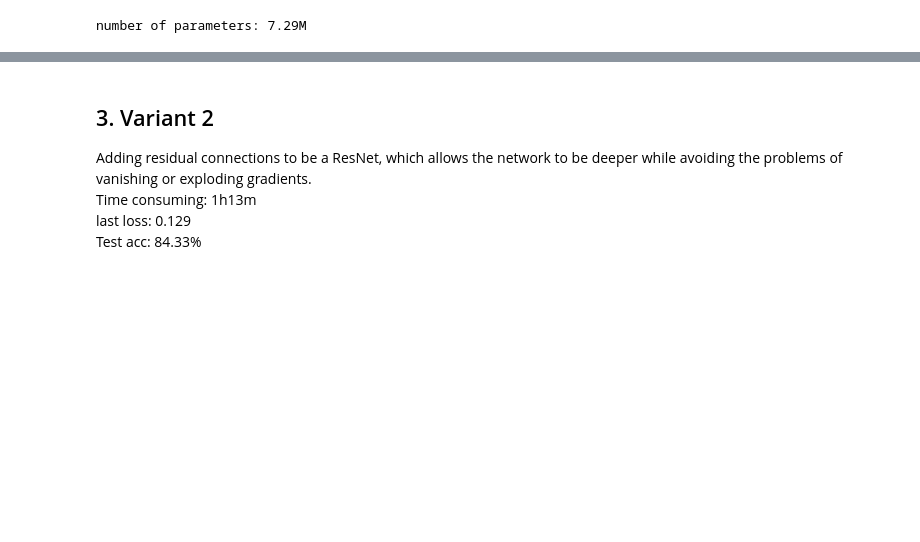
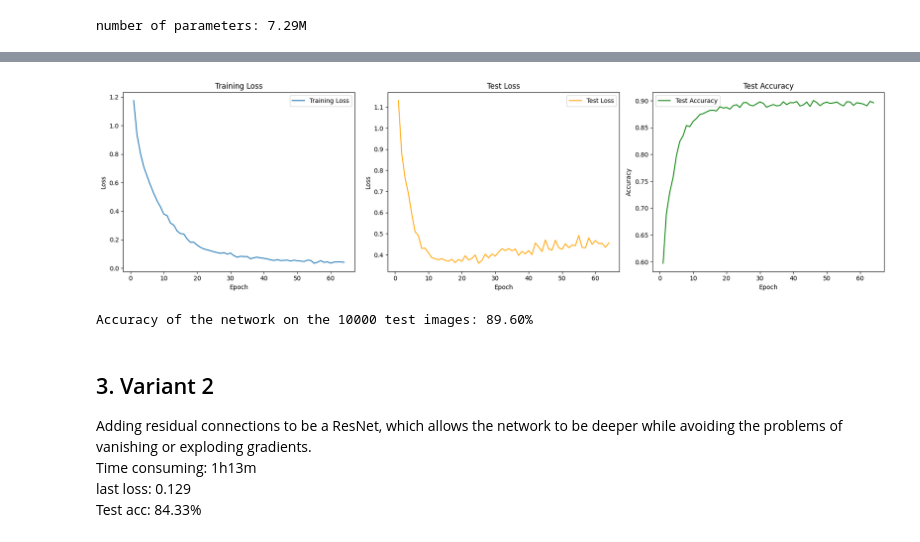
Before and after one commit to Alfafa0702/MDS5122-DL, a Jupyter notebook: dl-hw1.ipynb, the cells around one changed output, grey strips where cells are left out. Saved outputs shown, nothing was run; the diff lists cells and outputs as text; code cells hidden in the pictures; blank space fills up the shorter version.

```diff
--- a/dl-hw1.ipynb
+++ b/dl-hw1.ipynb
@@ -360,0 +371,13 @@ Accuracy of the network on the 10000 test images: 89.16%
+# %%
+# some experimental setup
+device = torch.device("cuda:0" if torch.cuda.is_available() else "cpu")
+
+num_epochs = 64
+batch_size = 64
+print_every = 200
+
+optim_name = "Adam"
+optim_kwargs = dict(
+    lr=3e-4,
+    weight_decay=1e-6,
+)
@@ -360,0 +518,45 @@ Accuracy of the network on the 10000 test images: 89.16%
+# %%
+import pandas as pd
+import matplotlib.pyplot as plt
+
+results_df = pd.DataFrame({
+    'Epoch': range(1, num_epochs + 1),
+    'Training Loss': losses,
+    'Test Loss': test_losses,
+    'Test Accuracy': accuracies
+})
+
+results_df.to_excel('training_results_Variant2.xlsx', index=False)
+
+# 可视化
+plt.figure(figsize=(18, 5))
+
+# 训练损失曲线
+plt.subplot(1, 3, 1)
+plt.plot(results_df['Epoch'], results_df['Training Loss'], label='Training Loss')
+plt.xlabel('Epoch')
+plt.ylabel('Loss')
+plt.title('Training Loss')
+plt.legend()
+
+# 测试损失曲线
+plt.subplot(1, 3, 2)
+plt.plot(results_df['Epoch'], results_df['Test Loss'], label='Test Loss', color='orange')
+plt.xlabel('Epoch')
+plt.ylabel('Loss')
+plt.title('Test Loss')
+plt.legend()
+
+# 测试准确率曲线
+plt.subplot(1, 3, 3)
+plt.plot(results_df['Epoch'], results_df['Test Accuracy'], label='Test Accuracy', color='green')
+plt.xlabel('Epoch')
+plt.ylabel('Accuracy')
+plt.title('Test Accuracy')
+plt.legend()
+
+plt.tight_layout()
+plt.savefig('training_results_Variant2.jpg')
+plt.show()
+# %% [output]
+[figure, added]
@@ -361,3 +576,21 @@ Accuracy of the network on the 10000 test images: 89.16%
+# %%
+# evaluation
+net.eval()
+correct, total = 0, 0
+with torch.no_grad():
+    for img, target in loader["test"]:
+        img, target = img.to(device), target.to(device)
+
+        # make prediction
+        pred = net(img)
+
+        # accumulate
+        total += len(target)
+        correct += (torch.argmax(pred, dim=1) == target).sum().item()
+
+print(f"Accuracy of the network on the {total} test images: {100 * correct / total:.2f}%")
+# %% [output]
+Accuracy of the network on the 10000 test images: 89.60%
 # %% [markdown]
 ## 3. Variant 2
 Adding residual connections to be a ResNet, which allows the network to be deeper while avoiding the problems of vanishing or exploding gradients.
```
Also changed, not shown: parts of 12 cells of this notebook.
